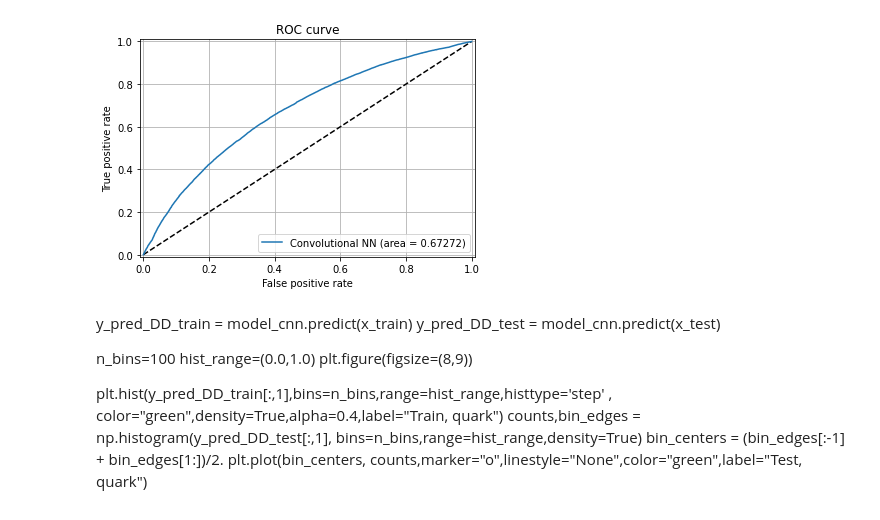
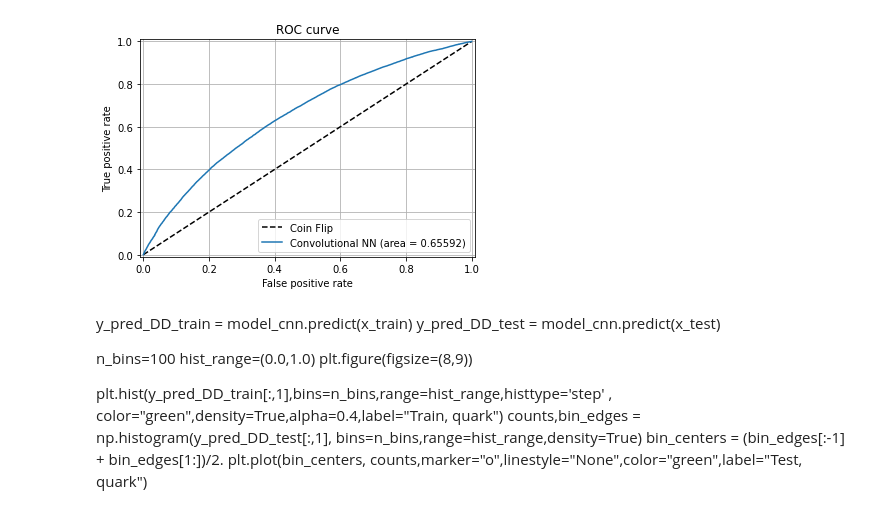
Before and after one commit to sparajul/fastmachinelearning, a Jupyter notebook: TrainCNN.ipynb, the cells around one changed output. Saved outputs shown, nothing was run; the diff lists cells and outputs as text; code cells hidden in the pictures.

```diff
--- a/TrainCNN.ipynb
+++ b/TrainCNN.ipynb
@@ -61,6 +64,12 @@ plt.savefig('history_cnn.png')
 # %%
 predictions_cnn = model_cnn.predict(x_test)
 model_cnn.save('cnn.h5')
+# %%
+from tensorflow.keras.models import load_model
+import tensorflow as tf
+
+model_cnn = load_model('cnn.h5')
+predictions_cnn = model_cnn.predict(x_test)
 # %%
 from sklearn.metrics import roc_curve
 fpr_cnn, tpr_cnn, thresholds = roc_curve(y_test.ravel(), predictions_cnn.ravel())
@@ -68,14 +77,14 @@ fpr_cnn, tpr_cnn, thresholds = roc_curve(y_test.ravel(), predictions_cnn.ravel()
 from sklearn.metrics import auc
 auc = auc(fpr_cnn, tpr_cnn)
 # %%
-plt.plot([0, 1], [0, 1], 'k--')
+plt.plot([0, 1], [0, 1], 'k--', label='Coin Flip')
 plt.plot(fpr_cnn, tpr_cnn, label='Convolutional NN (area = {:.5f})'.format(auc))
 plt.gca().set(xlabel='False positive rate', ylabel='True positive rate', title='ROC curve', xlim=(-0.01,1.01), ylim=(-0.01,1.01))
 plt.grid(True, which="both")
 plt.legend(loc='lower right');
 plt.savefig('ROC_curve.png')
 # %% [output]
-[figure, old version]
+[figure, new version]
 # %%
 predictions_cnn = model_cnn.predict(x_test)
 # %% [markdown]
```
Also changed, not shown: parts of 15 cells of this notebook, 4 other files.
